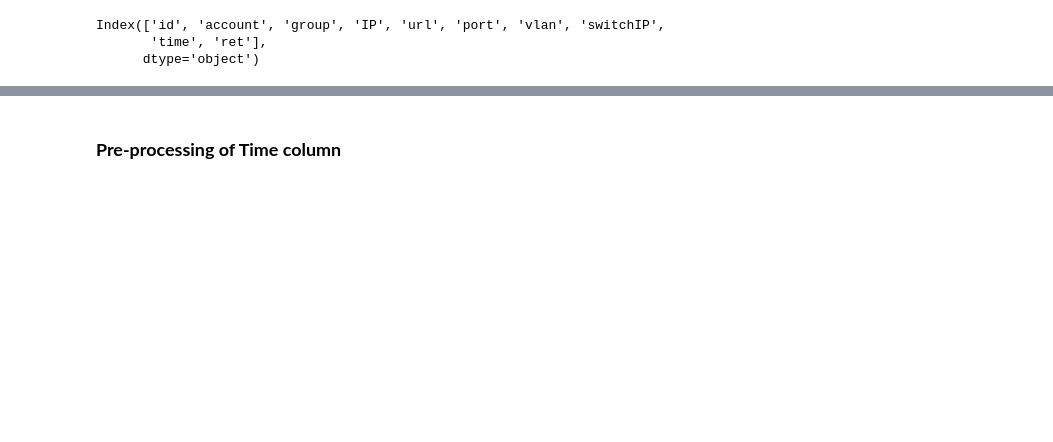
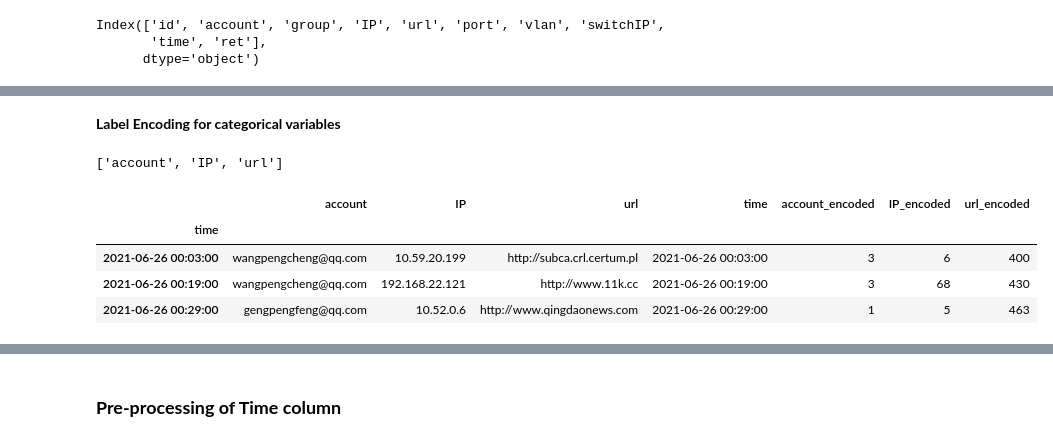
Before and after one commit to albionaguri/cybersecurity, a Jupyter notebook: ueba_version2.ipynb, the cells around one changed output, grey strips where cells are left out. Cells and saved outputs as stored; diff of their text form; code cells hidden in the pictures; blank space fills up the shorter version.

```diff
--- a/ueba_version2.ipynb
+++ b/ueba_version2.ipynb
@@ -122,0 +122,8 @@ sample_df.shape
+# %% [markdown]
+**Label Encoding for categorical variables**
+# %%
+categorical_features=[feature for feature in sample_df.columns if sample_df[feature].dtypes=='O']
+# %%
+categorical_features
+# %% [output]
+['account', 'IP', 'url']
@@ -122,0 +139,8 @@ sample_df.shape
+# %%
+sample_df.head(3)
+# %% [output]
+|  | account | IP | url | time | account_encoded | IP_encoded | url_encoded |
+| time |  |  |  |  |  |  |  |
+| 2021-06-26 00:03:00 | wangpengcheng@qq.com | 10.59.20.199 | http://subca.crl.certum.pl | 2021-06-26 00:03:00 | 3 | 6 | 400 |
+| 2021-06-26 00:19:00 | wangpengcheng@qq.com | 192.168.22.121 | http://www.11k.cc | 2021-06-26 00:19:00 | 3 | 68 | 430 |
+| 2021-06-26 00:29:00 | gengpengfeng@qq.com | 10.52.0.6 | http://www.qingdaonews.com | 2021-06-26 00:29:00 | 1 | 5 | 463 |
```
Also changed, not shown: parts of 27 cells of this notebook.
